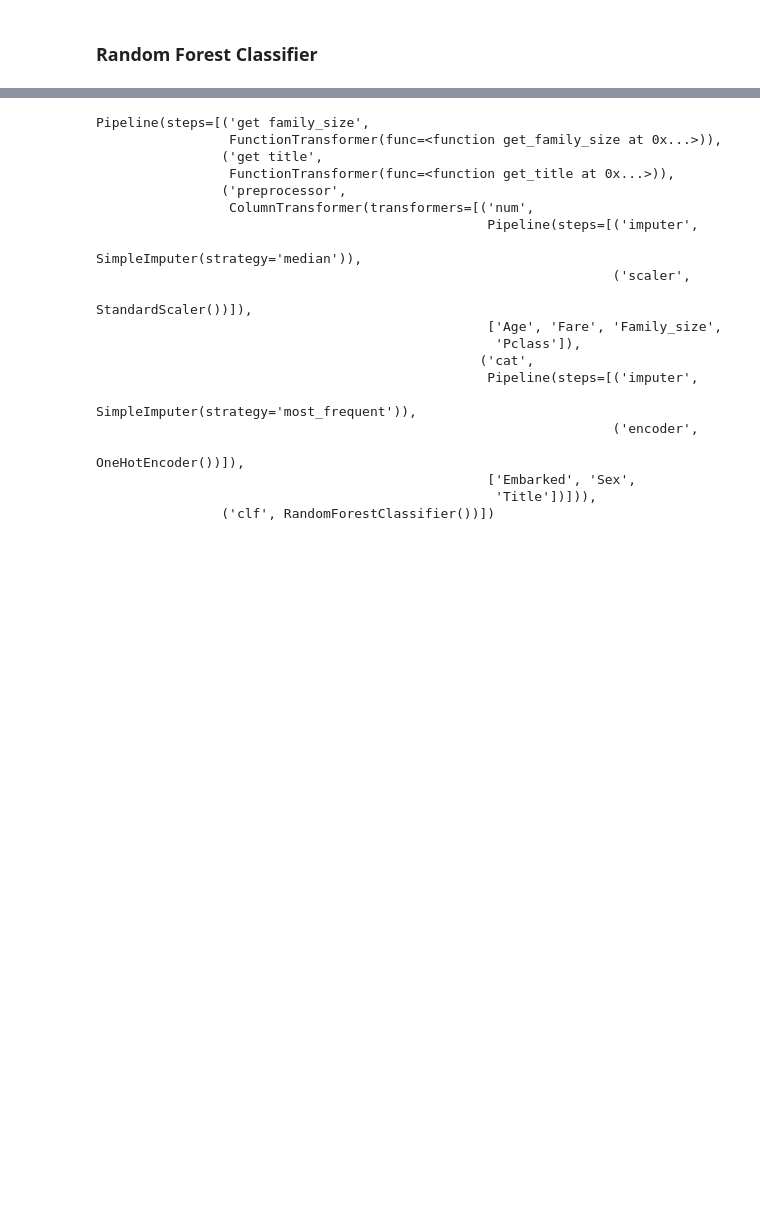
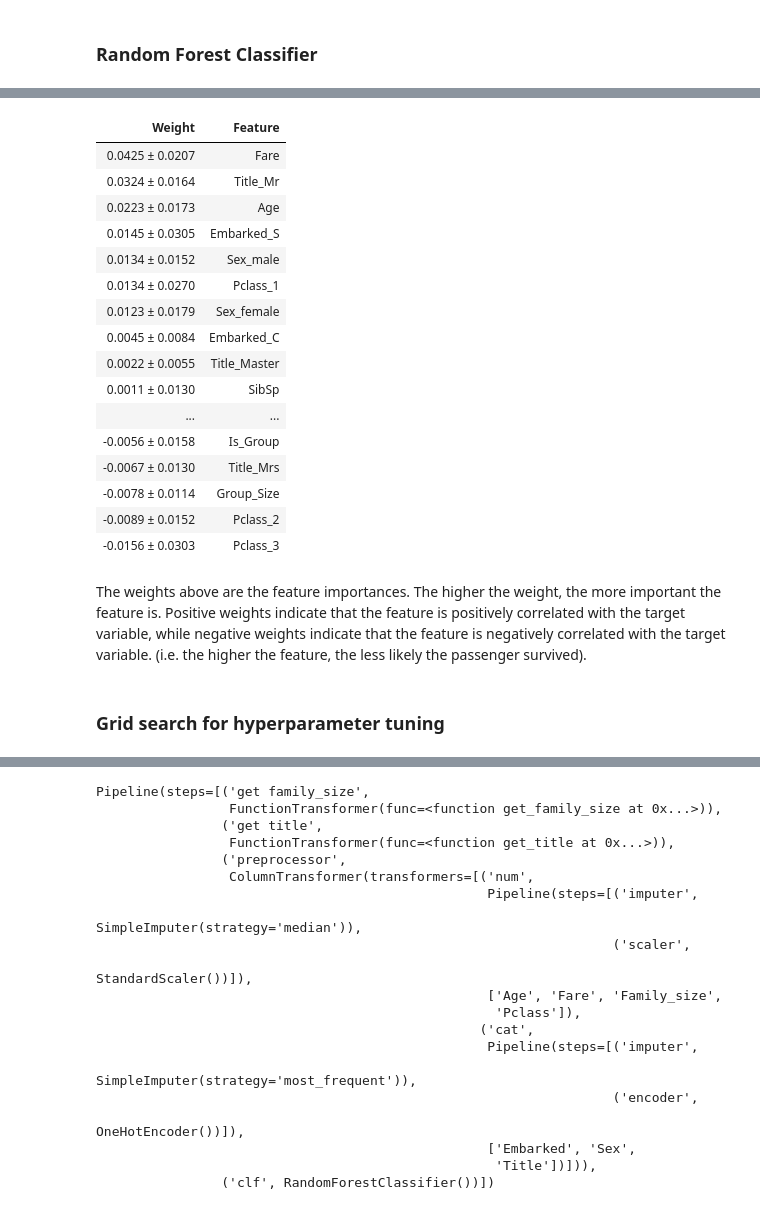
Before and after one commit to cake-dev/AdvDataScience, a Jupyter notebook: titanic_pipeline.ipynb, the cells around one changed output, grey strips where cells are left out. Cells and saved outputs as stored; diff of their text form; code cells hidden in the pictures; blank space fills up the shorter version.

```diff
--- a/titanic_pipeline.ipynb
+++ b/titanic_pipeline.ipynb
@@ -238,3 +303,32 @@ feature_processor = ColumnTransformer(
 from sklearn.ensemble import RandomForestClassifier
 
 rf_clf = RandomForestClassifier()
+# %%
+# train test split
+from sklearn.model_selection import train_test_split
+
+# feature_cols = ['Name','Age','Fare','Sex','Embarked','Pclass','SibSp','Parch']
+X = t_data_transformed.drop('Survived', axis=1)
+y = t_data_transformed.Survived
+
+X_train, X_test, y_train, y_test = train_test_split(X, y, test_size=0.2, random_state=42)
+
+# fit the pipeline
+rf_clf.fit(X_train, y_train)
+
+# predict
+y_pred = rf_clf.predict(X_test)
+
+# evaluate
+from sklearn.metrics import accuracy_score
+
+print('Accuracy:', accuracy_score(y_test, y_pred))
+
+# show how each feature contributes positively or negatively to the survival of the passengers
+import eli5
+from eli5.sklearn import PermutationImportance
+
+perm = PermutationImportance(rf_clf, random_state=1).fit(X_test, y_test)
+# show the weights for each feature, change the color scheme to blue
+eli5.show_weights(perm, feature_names = X_test.columns.tolist(), top=50)
+# %% [output]
@@ -240,0 +337,21 @@ rf_clf = RandomForestClassifier()
+| Weight | Feature |
+| 0.0425 ± 0.0207 | Fare |
+| 0.0324 ± 0.0164 | Title_Mr |
+| 0.0223 ± 0.0173 | Age |
+| 0.0145 ± 0.0305 | Embarked_S |
+| 0.0134 ± 0.0152 | Sex_male |
+| 0.0134 ± 0.0270 | Pclass_1 |
+| 0.0123 ± 0.0179 | Sex_female |
+| 0.0045 ± 0.0084 | Embarked_C |
+| 0.0022 ± 0.0055 | Title_Master |
+| 0.0011 ± 0.0130 | SibSp |
+| ... | ... |
+| -0.0056 ± 0.0158 | Is_Group |
+| -0.0067 ± 0.0130 | Title_Mrs |
+| -0.0078 ± 0.0114 | Group_Size |
+| -0.0089 ± 0.0152 | Pclass_2 |
+| -0.0156 ± 0.0303 | Pclass_3 |
+# %% [markdown]
+The weights above are the feature importances. The higher the weight, the more important the feature is. Positive weights indicate that the feature is positively correlated with the target variable, while negative weights indicate that the feature is negatively correlated with the target variable. (i.e. the higher the feature, the less likely the passenger survived).
+# %% [markdown]
+### Grid search for hyperparameter tuning
```
Also changed, not shown: parts of 38 cells of this notebook.
